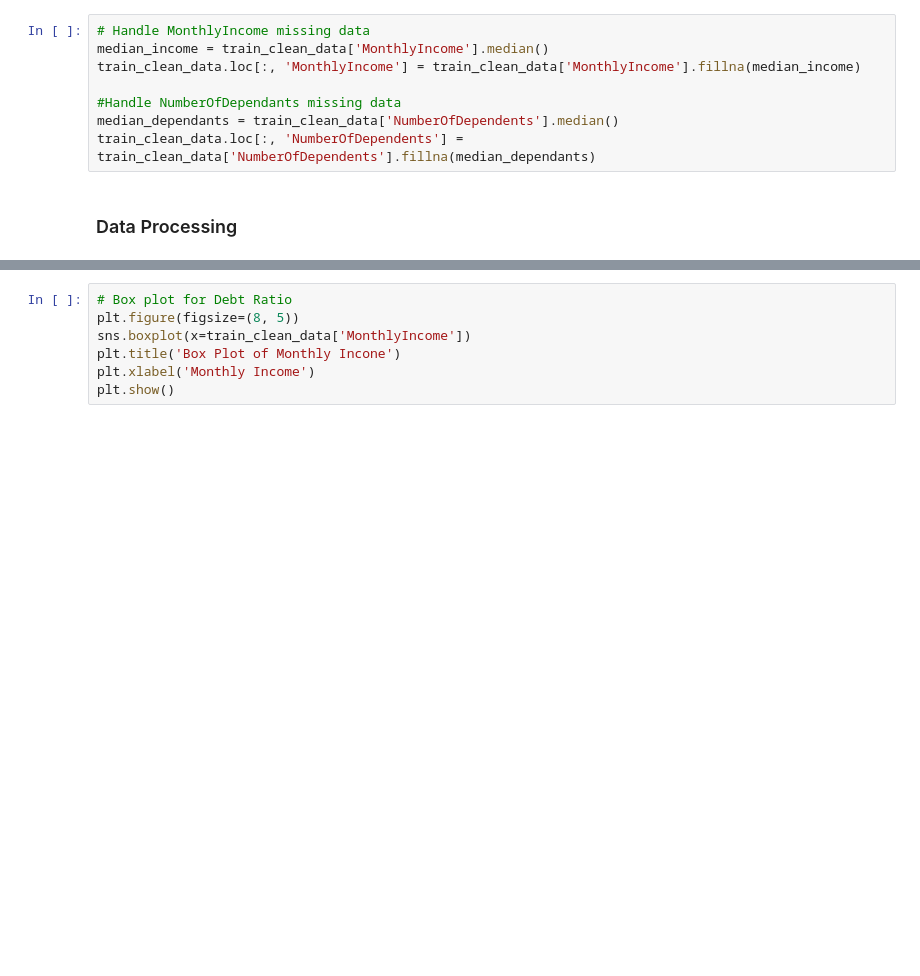
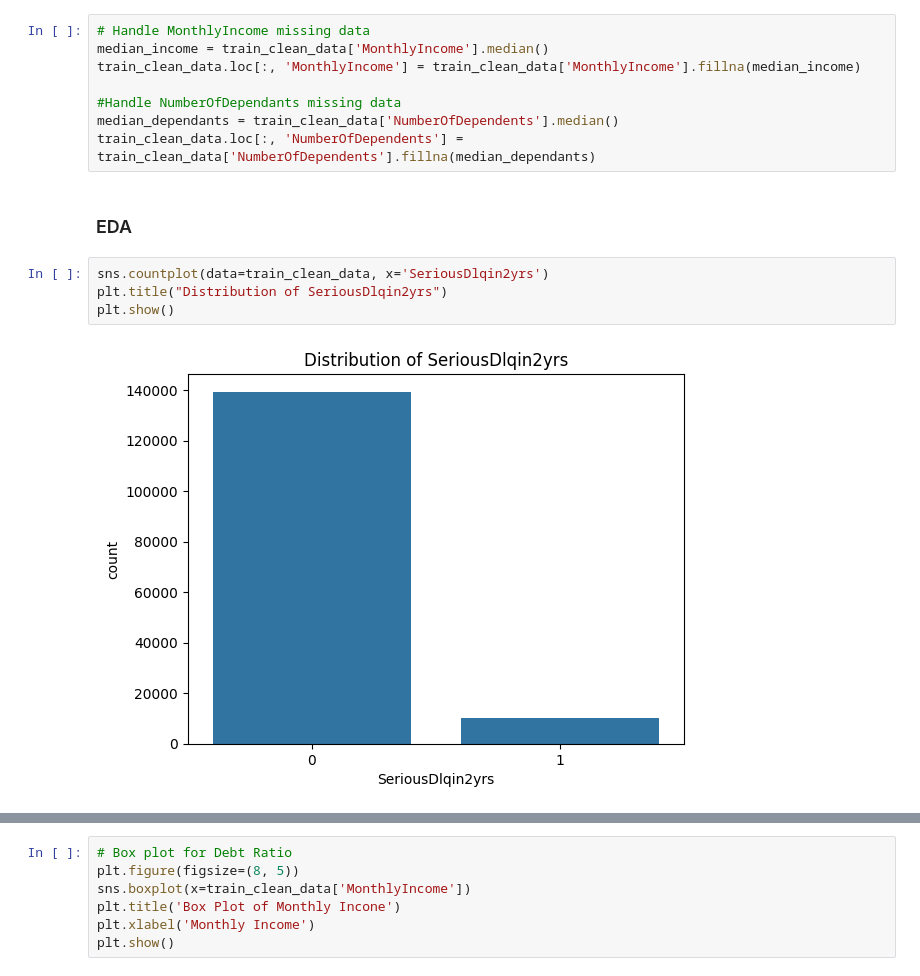
Before and after one commit to akash-011/Credit_Risk_ML, a Jupyter notebook: main.ipynb, the cells around one changed output, grey strips where cells are left out. Saved outputs shown, nothing was run; the diff lists cells and outputs as text; blank space fills up the shorter version.

```diff
--- a/main.ipynb
+++ b/main.ipynb
@@ -66,5 +75,11 @@ train_clean_data.loc[:, 'MonthlyIncome'] = train_clean_data['MonthlyIncome'].fil
 #Handle NumberOfDependants missing data
 median_dependants = train_clean_data['NumberOfDependents'].median()
 train_clean_data.loc[:, 'NumberOfDependents'] = train_clean_data['NumberOfDependents'].fillna(median_dependants)
-# %% [markdown]
-### Data Processing
+# %% [markdown]
+### EDA
+# %%
+sns.countplot(data=train_clean_data, x='SeriousDlqin2yrs')
+plt.title("Distribution of SeriousDlqin2yrs")
+plt.show()
+# %% [output]
+[figure, added]
```
Also changed, not shown: parts of 19 cells of this notebook.
